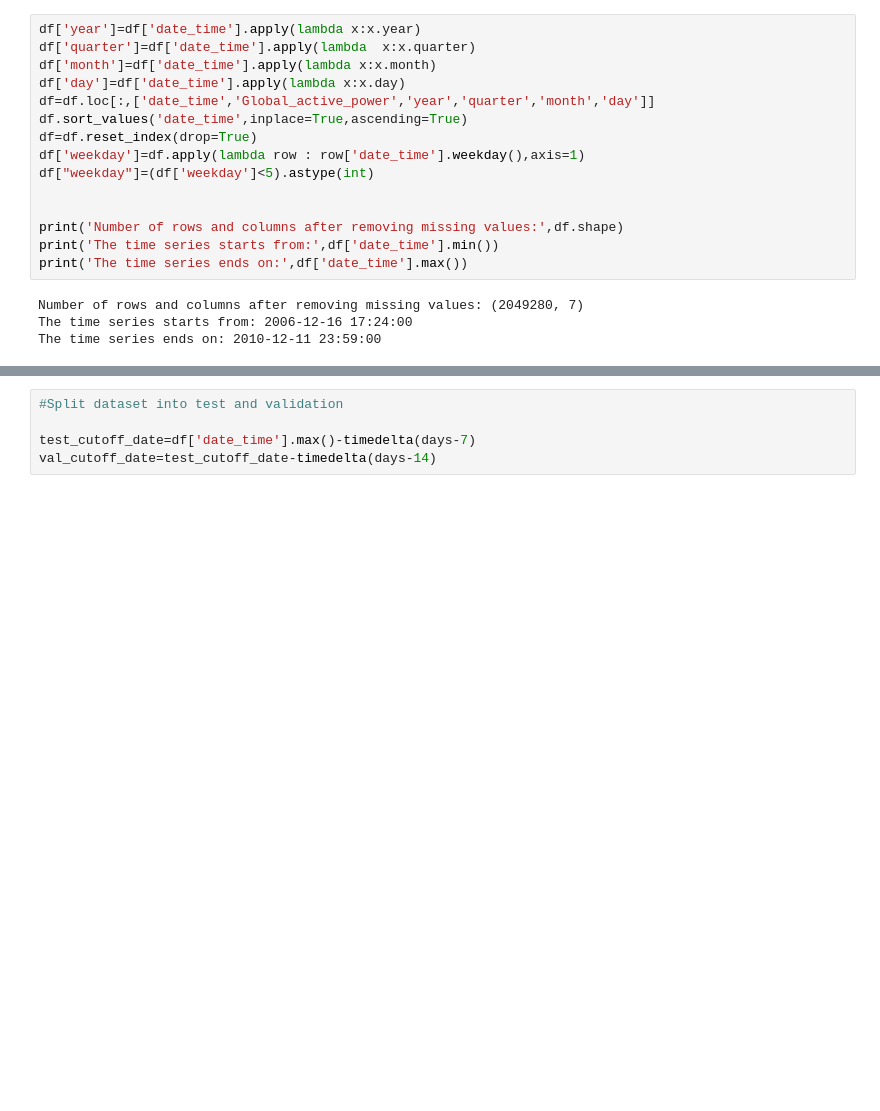
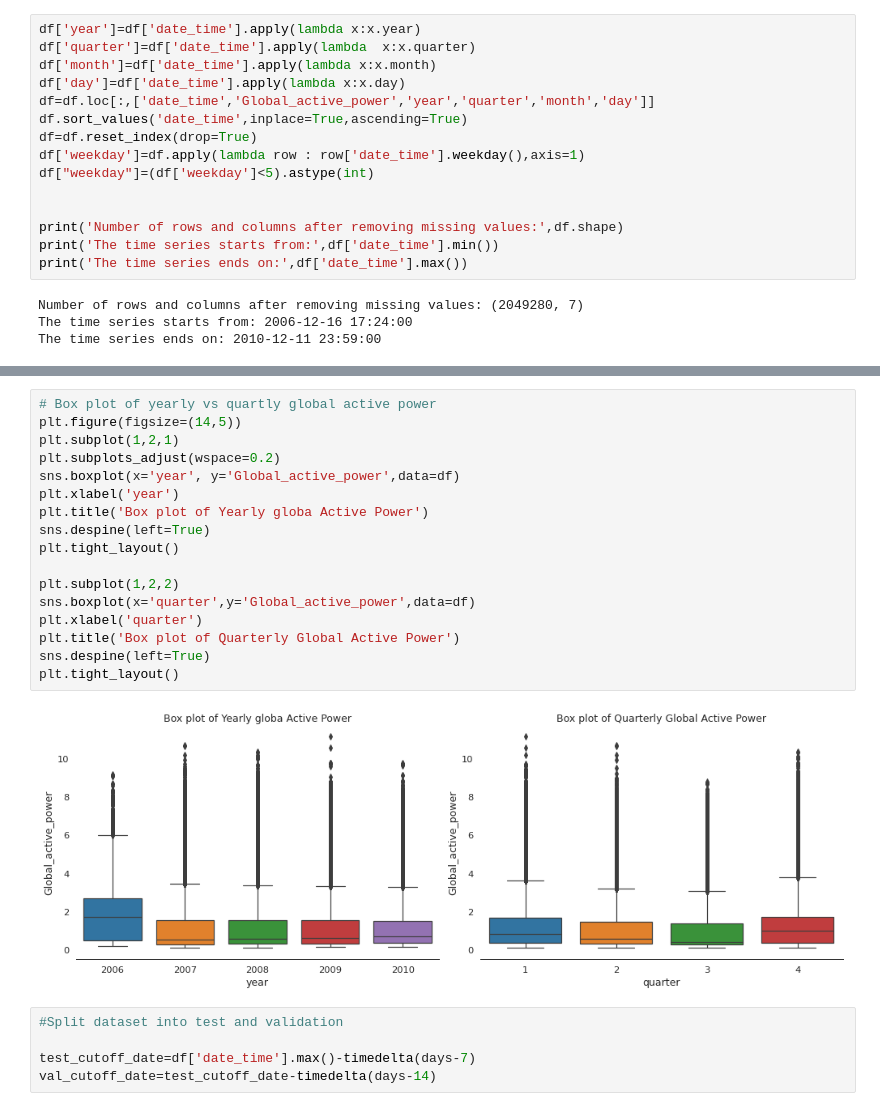
Before and after one commit to Chirag314/Household-power-consumption, a Jupyter notebook: household_power_consumption.ipynb, the cells around one changed output, grey strips where cells are left out. Saved outputs shown, nothing was run; the diff lists cells and outputs as text; blank space fills up the shorter version.

```diff
--- a/household_power_consumption.ipynb
+++ b/household_power_consumption.ipynb
@@ -89,3 +146,22 @@ memory usage: 31.3 MB
+# %%
+# Box plot of yearly vs quartly global active power
+plt.figure(figsize=(14,5))
+plt.subplot(1,2,1)
+plt.subplots_adjust(wspace=0.2)
+sns.boxplot(x='year', y='Global_active_power',data=df)
+plt.xlabel('year')
+plt.title('Box plot of Yearly globa Active Power')
+sns.despine(left=True)
+plt.tight_layout()
+
+plt.subplot(1,2,2)
+sns.boxplot(x='quarter',y='Global_active_power',data=df)
+plt.xlabel('quarter')
+plt.title('Box plot of Quarterly Global Active Power')
+sns.despine(left=True)
+plt.tight_layout()
+# %% [output]
+[figure, added]
 # %%
 #Split dataset into test and validation
 
```
Also changed, not shown: parts of 5 cells of this notebook.
